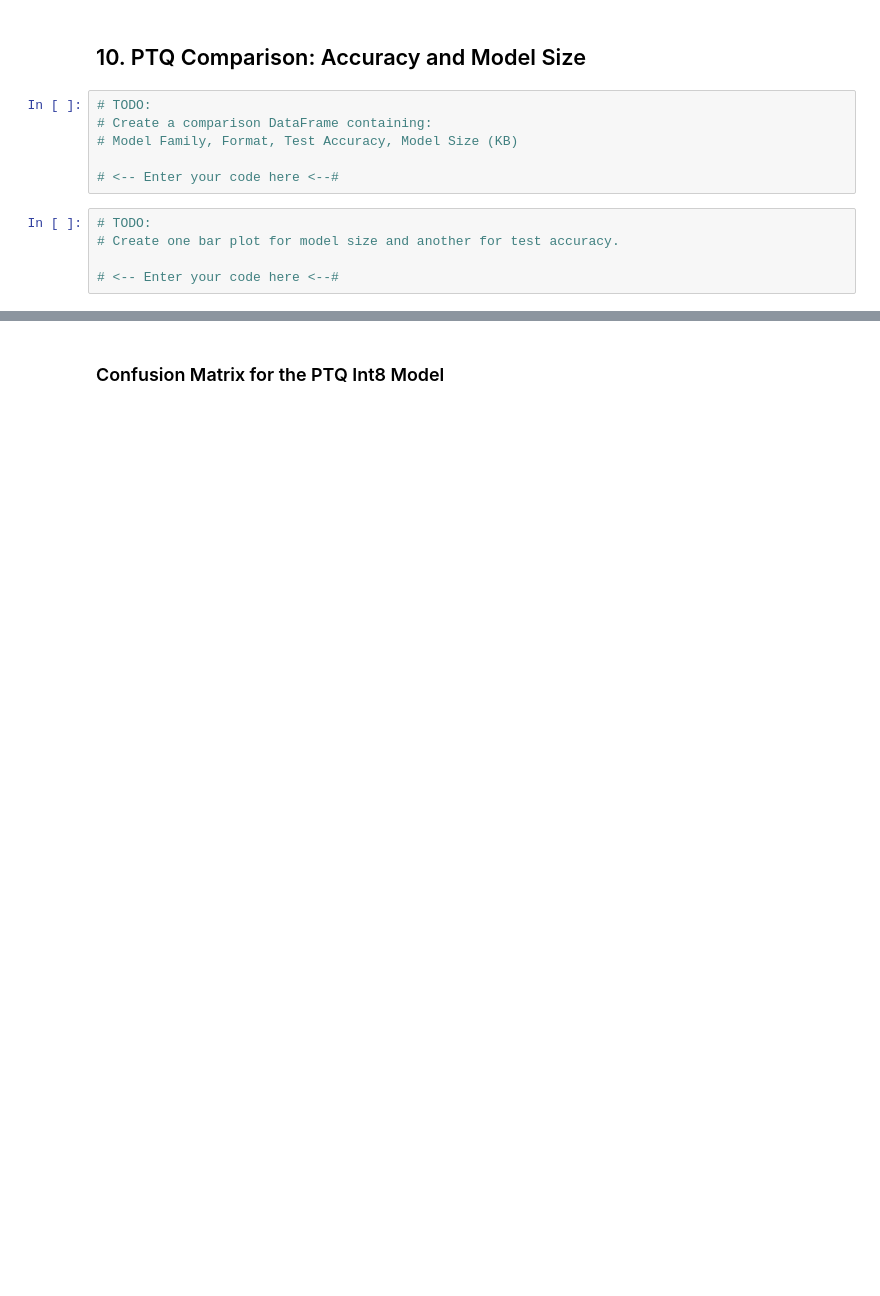
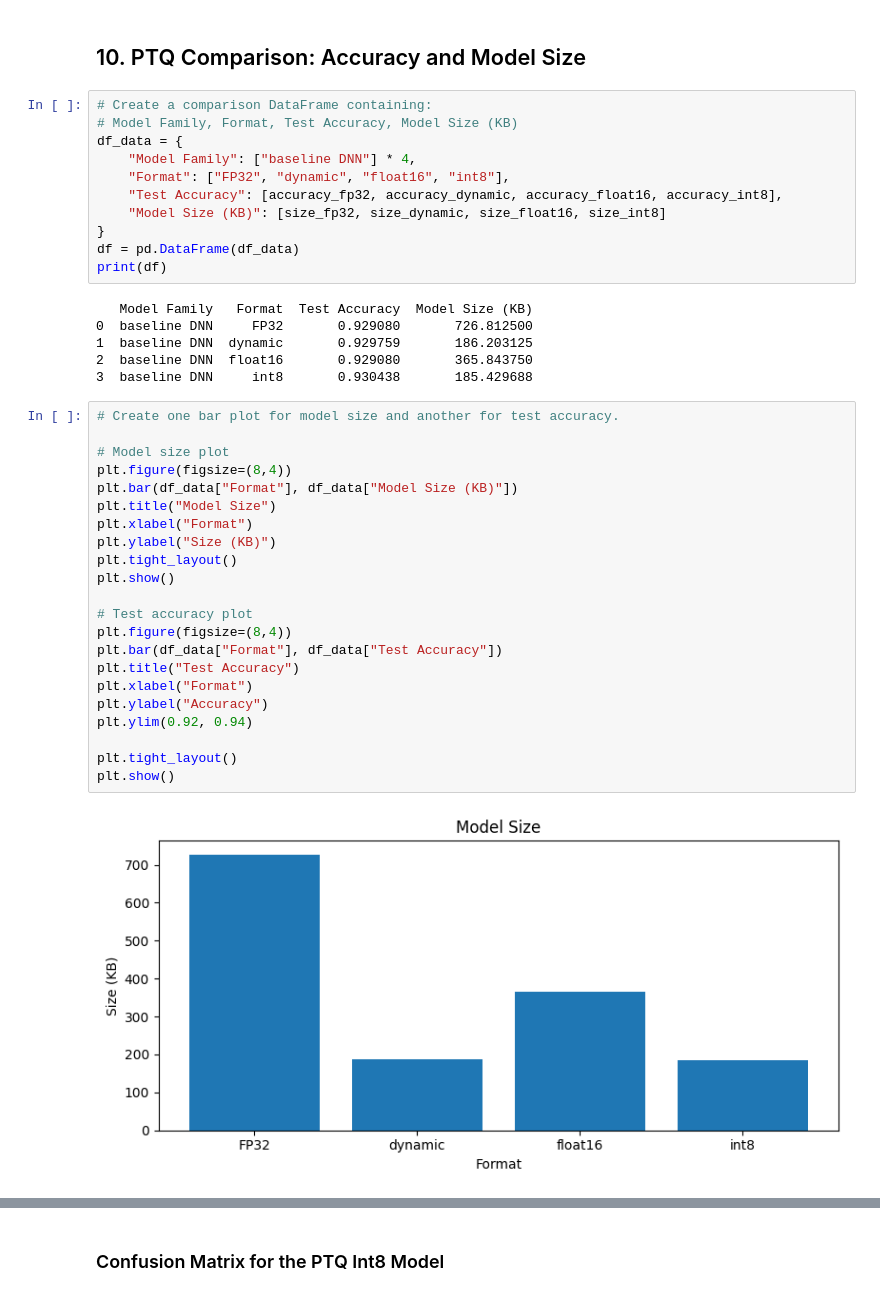
Before and after one commit to nhl01/EE446Labs, a Jupyter notebook: Lab3/EE446_Lab3_UCI_HAR_DNN_Quantization_Student_NL.ipynb, the cells around one changed output, grey strips where cells are left out. Cells and saved outputs as stored; diff of their text form; blank space fills up the shorter version.

```diff
--- a/Lab3/EE446_Lab3_UCI_HAR_DNN_Quantization_Student_NL.ipynb
+++ b/Lab3/EE446_Lab3_UCI_HAR_DNN_Quantization_Student_NL.ipynb
@@ -262,13 +463,43 @@ def convert_to_tflite_int8(model):
 # %% [markdown]
 ## 10. PTQ Comparison: Accuracy and Model Size
 # %%
-# TODO:
 # Create a comparison DataFrame containing:
 # Model Family, Format, Test Accuracy, Model Size (KB)
-
-# <-- Enter your code here <--#
+df_data = {
+    "Model Family": ["baseline DNN"] * 4,
+    "Format": ["FP32", "dynamic", "float16", "int8"],
+    "Test Accuracy": [accuracy_fp32, accuracy_dynamic, accuracy_float16, accuracy_int8],
+    "Model Size (KB)": [size_fp32, size_dynamic, size_float16, size_int8]
+}
+df = pd.DataFrame(df_data)
+print(df)
+# %% [output]
+   Model Family   Format  Test Accuracy  Model Size (KB)
+0  baseline DNN     FP32       0.929080       726.812500
+1  baseline DNN  dynamic       0.929759       186.203125
+2  baseline DNN  float16       0.929080       365.843750
+3  baseline DNN     int8       0.930438       185.429688
 # %%
-# TODO:
 # Create one bar plot for model size and another for test accuracy.
 
-# <-- Enter your code here <--#
+# Model size plot
+plt.figure(figsize=(8,4))
+plt.bar(df_data["Format"], df_data["Model Size (KB)"])
+plt.title("Model Size")
+plt.xlabel("Format")
+plt.ylabel("Size (KB)")
+plt.tight_layout()
+plt.show()
+
+# Test accuracy plot
+plt.figure(figsize=(8,4))
+plt.bar(df_data["Format"], df_data["Test Accuracy"])
+plt.title("Test Accuracy")
+plt.xlabel("Format")
+plt.ylabel("Accuracy")
+plt.ylim(0.92, 0.94)
+
+plt.tight_layout()
+plt.show()
+# %% [output]
+[figure, added]
```
Also changed, not shown: parts of 20 cells of this notebook, 35 other files.
